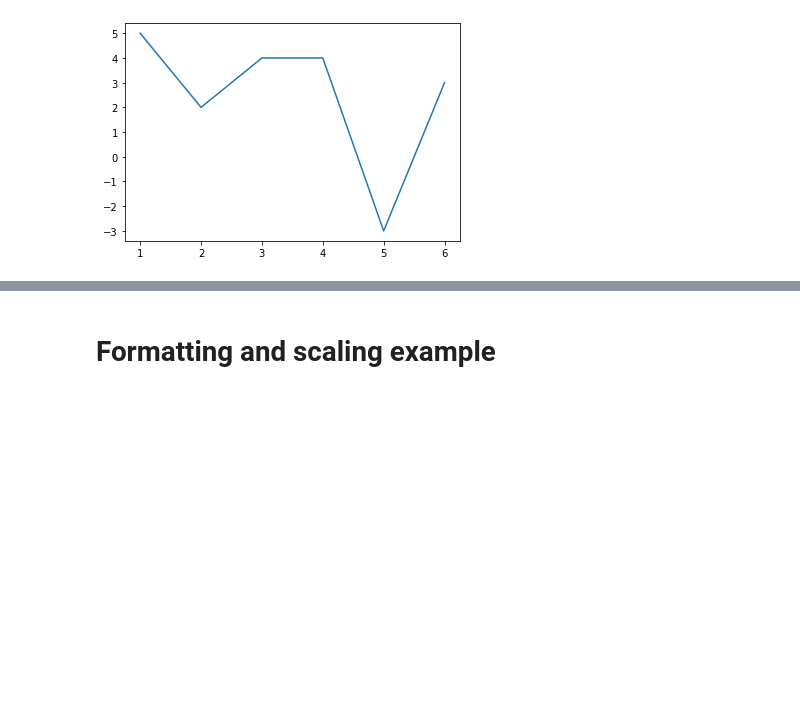
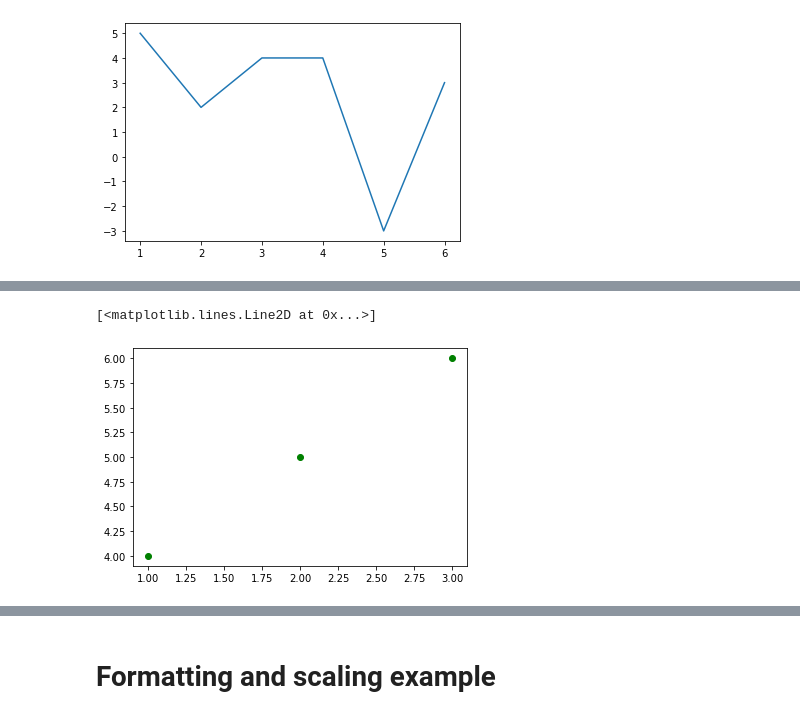
Before and after one commit to robruenes/killaudio, a Jupyter notebook: ch_02/ch_02.ipynb, the cells around one changed output, grey strips where cells are left out. Drawn from its saved outputs; the diff is of its cells as text; code cells hidden in the pictures; blank space fills up the shorter version.

```diff
--- a/ch_02/ch_02.ipynb
+++ b/ch_02/ch_02.ipynb
@@ -230,0 +247,6 @@ plt.plot(x2, y2, '^k:')
+# %%
+#Example: green circles
+plt.plot(x, y, 'og')
+# %% [output]
+[<matplotlib.lines.Line2D at 0x...>]
+[figure, added]
```
Also changed, not shown: parts of 20 cells of this notebook.
